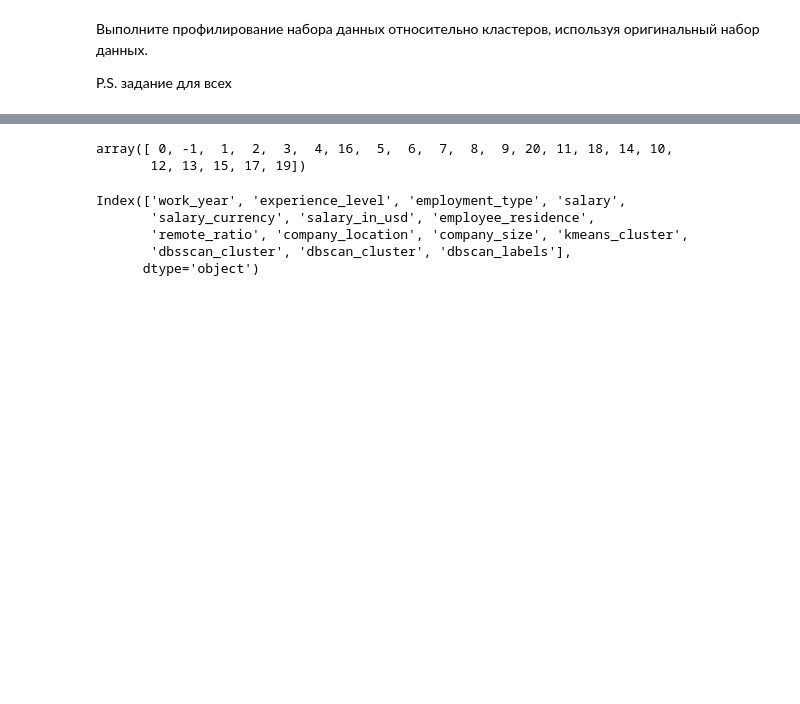
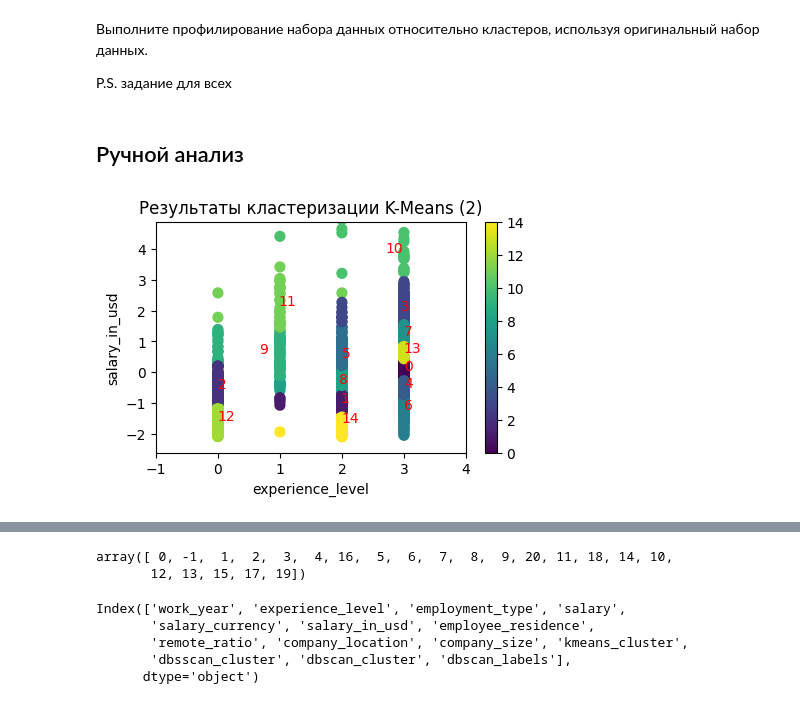
Before and after one commit to TheGodseeker/ML_PR, a Jupyter notebook: Задание_4.ipynb, the cells around one changed output, grey strips where cells are left out. Saved outputs shown, nothing was run; the diff lists cells and outputs as text; code cells hidden in the pictures; blank space fills up the shorter version.

```diff
--- a/Задание_4.ipynb
+++ b/Задание_4.ipynb
@@ -396,5 +419,30 @@ ProfileReport(df[df.dbscan_labels == 0]) # фильтруем по класте
 # 4. Проанализируйте результат по кластерам. Какие переменные попали в каждый кластер, их различия (статистические), графики.
 # Постарайтесь объяснить различия "фактически".
 # Например, видно, что в кластер 1 у пациентов возраст выше в среднем и в медиане, чем в остальных, что может свидетельствоать о влиянии возраста на кластер №()
+# %% [markdown]
+## Ручной анализ
+# %%
+plt.scatter(df_cluster["experience_level"], df_cluster["salary_in_usd"], c=cluster_labels_2, s=50, cmap='viridis')
+#plt.scatter(cluster_centers_2[:, 0], cluster_centers_2[:, 1], c='red', s=200, marker='X')
+plt.xlabel("experience_level")
+plt.ylabel("salary_in_usd")
+plt.title('Результаты кластеризации K-Means (2)')
+plt.colorbar()
+center_marks = [0, 1, 2, 3, 4, 5, 6, 7, 8, 9, 10, 11, 12, 13, 14, 15]
+
+# textCoord = [f"{x}" for x in centroidCoords]
+x, y = np.array(cluster_centers_2).T
+
+# for i in center_marks:
+#   plt.text()
+
+for col, row, t in zip(x, y, center_marks):
+    plt.text(col, row, t, fontsize=10, color="red")
+plt.xlim(min(x)-1, max(x)+1)
+plt.ylim(min(y)-1, max(y)+1)
+
+plt.show()
+# %% [output]
+[figure, added]
 # %%
 df['kmeans_cluster'] = cluster_labels_2
```
Also changed, not shown: parts of 33 cells of this notebook.
